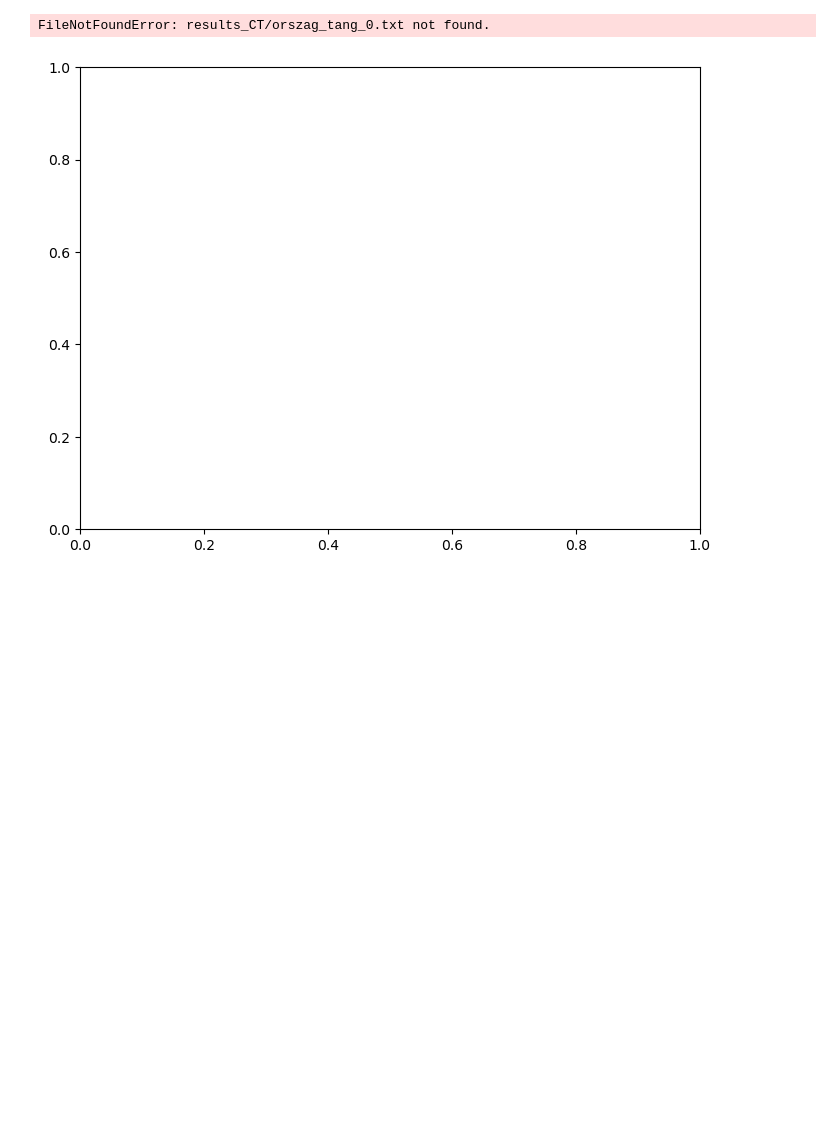
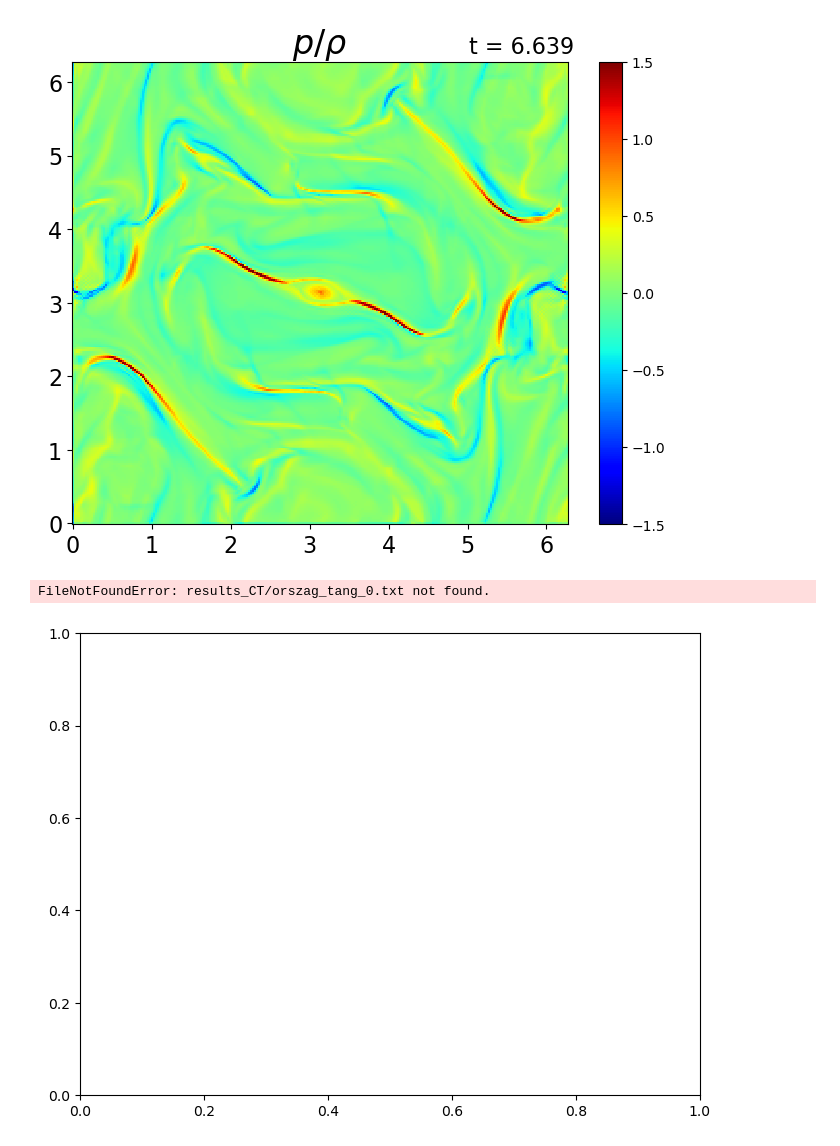
Before and after one commit to keita-akutagawa/IdealMHD_GPU, a Jupyter notebook: examples_2D/orszag_tang/orszag_tang_CT.ipynb, the cells around one changed output. Cells and saved outputs as stored; diff of their text form; code cells hidden in the pictures; blank space fills up the shorter version.

```diff
--- a/examples_2D/orszag_tang/orszag_tang_CT.ipynb
+++ b/examples_2D/orszag_tang/orszag_tang_CT.ipynb
@@ -72,3 +73,33 @@ plt.show()
+# %%
+fig = plt.figure(figsize=(8, 6))
+ax1 = fig.add_subplot(111)
+
+log = np.loadtxt("log_lowreso.txt", delimiter=',')
+dirname = "results_lowreso"
+step = 2000
+U = np.loadtxt(f"{dirname}/orszag_tang_{step}.txt", delimiter=',').T.reshape(8, nx, ny)
+rho = U[0, :, :]
+u = U[1, :, :] / rho
+v = U[2, :, :] / rho
+w = U[3, :, :] / rho
+Bx = U[4, :, :]
+By = U[5, :, :]
+Bz = U[6, :, :]
+e = U[7, :, :]
+p = (gamma-1) * (e - rho*(u**2+v**2+w**2)/2 - (Bx**2+By**2+Bz**2)/2)
+magnetic_pressure = 1/2 * (Bx**2+By**2+Bz**2)
+pT = p + magnetic_pressure
+currentZ = (By - np.roll(By, 1, axis=0)) - (Bx - np.roll(Bx, 1, axis=1))
+
+contour = ax1.pcolormesh(X, Y, currentZ.T, vmin=-1.5, vmax=1.5, cmap='jet')
+cbar = plt.colorbar(contour, ax=ax1)
+
+ax1.set_title(r"$p/\rho$", fontsize=24)
+ax1.text(0.8, 1.02, f"t = {log[int(step/10)][1]:.3f}", transform=ax1.transAxes, fontsize=16)
+ax1.tick_params(labelsize=16)
+plt.show()
+# %% [output]
+[figure, added]
 # %%
 fig = plt.figure(figsize=(8, 6))
 ax1 = fig.add_subplot(111)
```
Also changed, not shown: parts of 1 cell of this notebook, 3 other files.
